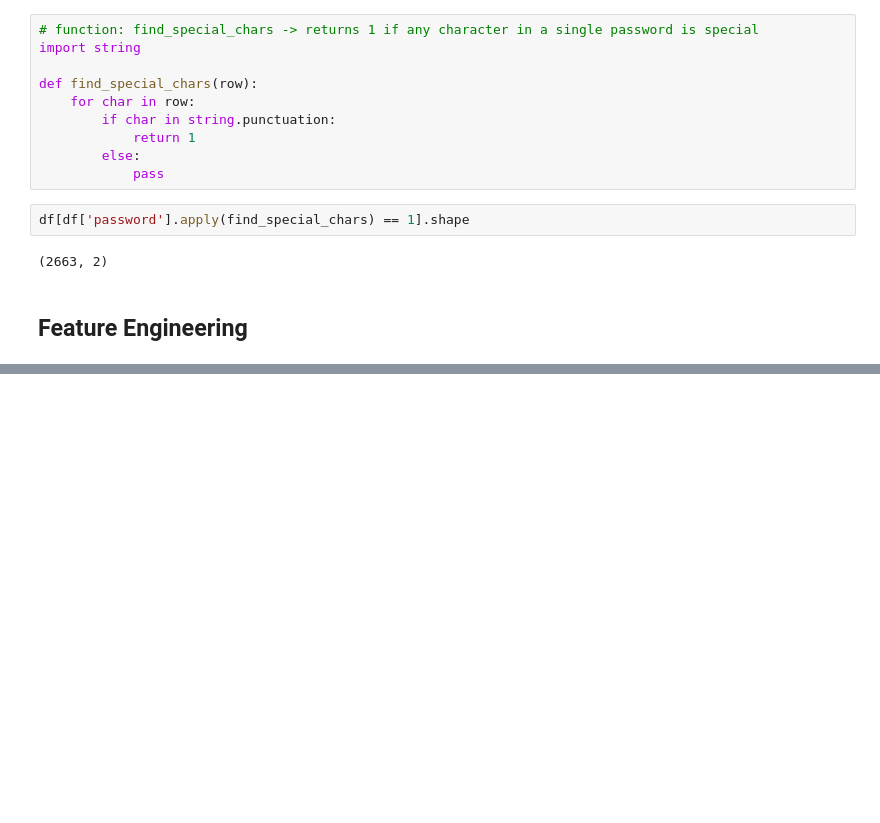
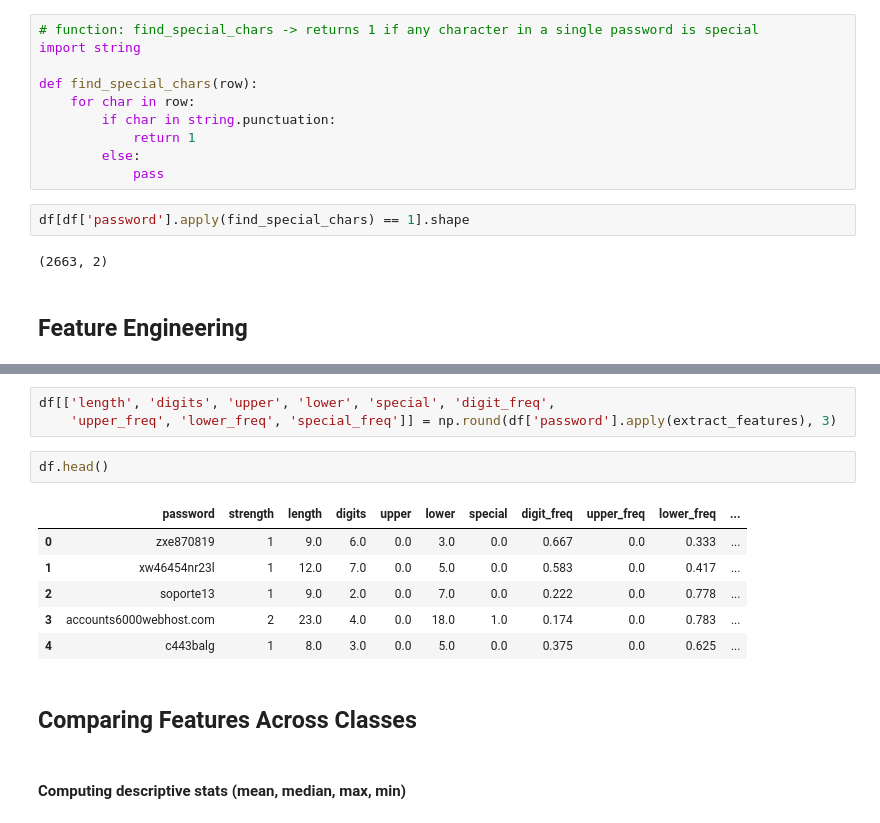
Before and after one commit to suyogshresthaa/Password-Prediction-System, a Jupyter notebook: Notebooks/01_preprocessing.ipynb, the cells around one changed output, grey strips where cells are left out. Cells and saved outputs as stored; diff of their text form; blank space fills up the shorter version.

```diff
--- a/Notebooks/01_preprocessing.ipynb
+++ b/Notebooks/01_preprocessing.ipynb
@@ -200,0 +232,16 @@ df[df['password'].apply(find_special_chars) == 1].shape
+# %%
+df[['length', 'digits', 'upper', 'lower', 'special', 'digit_freq',
+    'upper_freq', 'lower_freq', 'special_freq']] = np.round(df['password'].apply(extract_features), 3)
+# %%
+df.head()
+# %% [output]
+|  | password | strength | length | digits | upper | lower | special | digit_freq | upper_freq | lower_freq | ... |
+| 0 | zxe870819 | 1 | 9.0 | 6.0 | 0.0 | 3.0 | 0.0 | 0.667 | 0.0 | 0.333 | ... |
+| 1 | xw46454nr23l | 1 | 12.0 | 7.0 | 0.0 | 5.0 | 0.0 | 0.583 | 0.0 | 0.417 | ... |
+| 2 | soporte13 | 1 | 9.0 | 2.0 | 0.0 | 7.0 | 0.0 | 0.222 | 0.0 | 0.778 | ... |
+| 3 | accounts6000webhost.com | 2 | 23.0 | 4.0 | 0.0 | 18.0 | 1.0 | 0.174 | 0.0 | 0.783 | ... |
+| 4 | c443balg | 1 | 8.0 | 3.0 | 0.0 | 5.0 | 0.0 | 0.375 | 0.0 | 0.625 | ... |
+# %% [markdown]
+## Comparing Features Across Classes
+# %% [markdown]
+#### Computing descriptive stats (mean, median, max, min)
```
Also changed, not shown: parts of 28 cells of this notebook, 3 other files.
